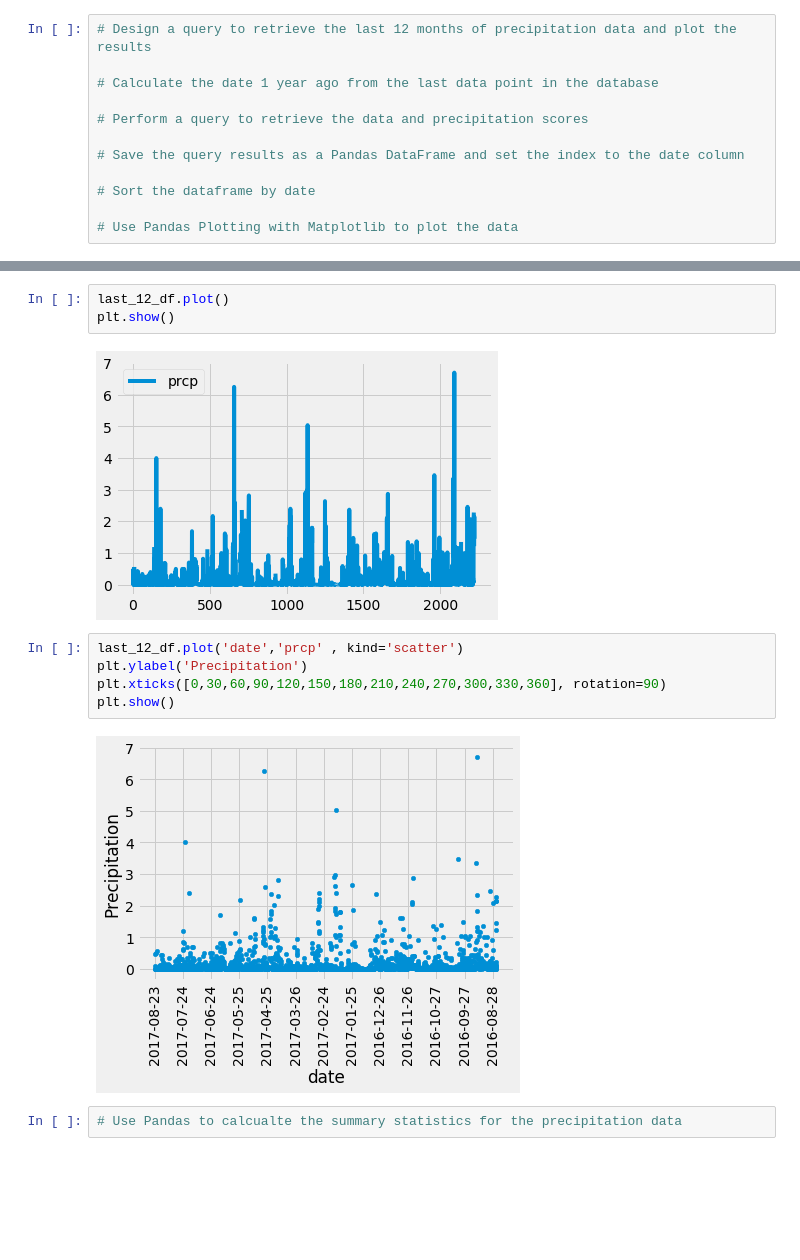
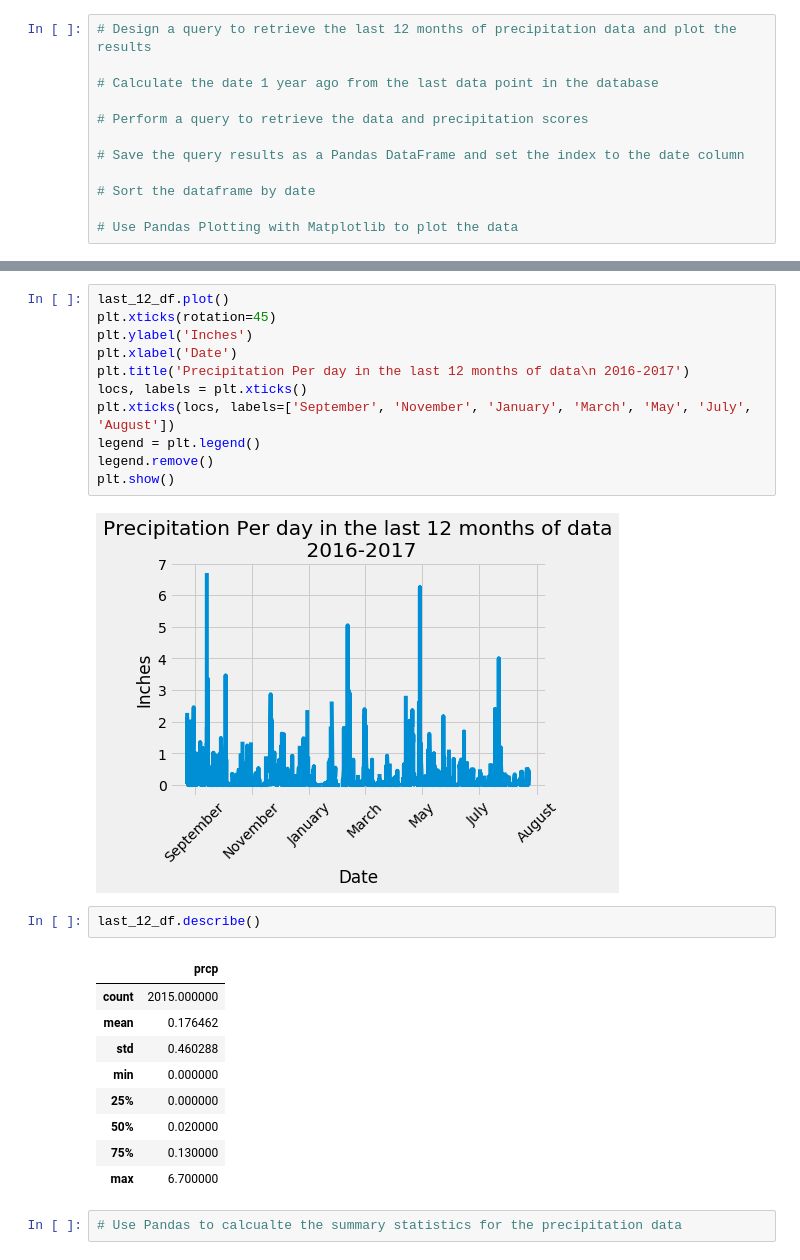
Before and after one commit to KevinKillman/sqlalchemy-challenge, a Jupyter notebook: climate_starter.ipynb, the cells around one changed output, grey strips where cells are left out. Saved outputs shown, nothing was run; the diff lists cells and outputs as text; blank space fills up the shorter version.

```diff
--- a/climate_starter.ipynb
+++ b/climate_starter.ipynb
@@ -102,17 +109,30 @@ last_12_df.set_index('date')
 | 2016-08-24 | 2.15 |
 | 2016-08-24 | 1.45 |
 2223 rows × 1 columns
-# %%
-last_12_df.plot()
-plt.show()
-# %% [output]
-[figure, removed]
-# %%
-last_12_df.plot('date','prcp' , kind='scatter')
-plt.ylabel('Precipitation')
-plt.xticks([0,30,60,90,120,150,180,210,240,270,300,330,360], rotation=90)
-plt.show()
-# %% [output]
-[figure, removed]
+# %%
+last_12_df.plot()
+plt.xticks(rotation=45)
+plt.ylabel('Inches')
+plt.xlabel('Date')
+plt.title('Precipitation Per day in the last 12 months of data\n 2016-2017')
+locs, labels = plt.xticks()
+plt.xticks(locs, labels=['September', 'November', 'January', 'March', 'May', 'July', 'August'])
+legend = plt.legend()
+legend.remove()
+plt.show()
+# %% [output]
+[figure, added]
+# %%
+last_12_df.describe()
+# %% [output]
+|  | prcp |
+| count | 2015.000000 |
+| mean | 0.176462 |
+| std | 0.460288 |
+| min | 0.000000 |
+| 25% | 0.000000 |
+| 50% | 0.020000 |
+| 75% | 0.130000 |
+| max | 6.700000 |
 # %%
 # Use Pandas to calcualte the summary statistics for the precipitation data
```
Also changed, not shown: parts of 7 cells of this notebook.
